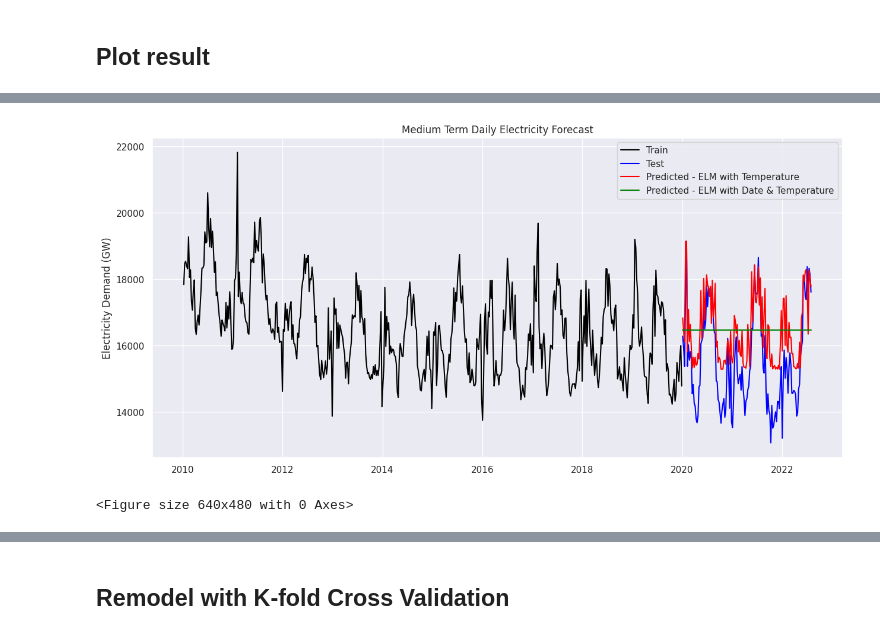
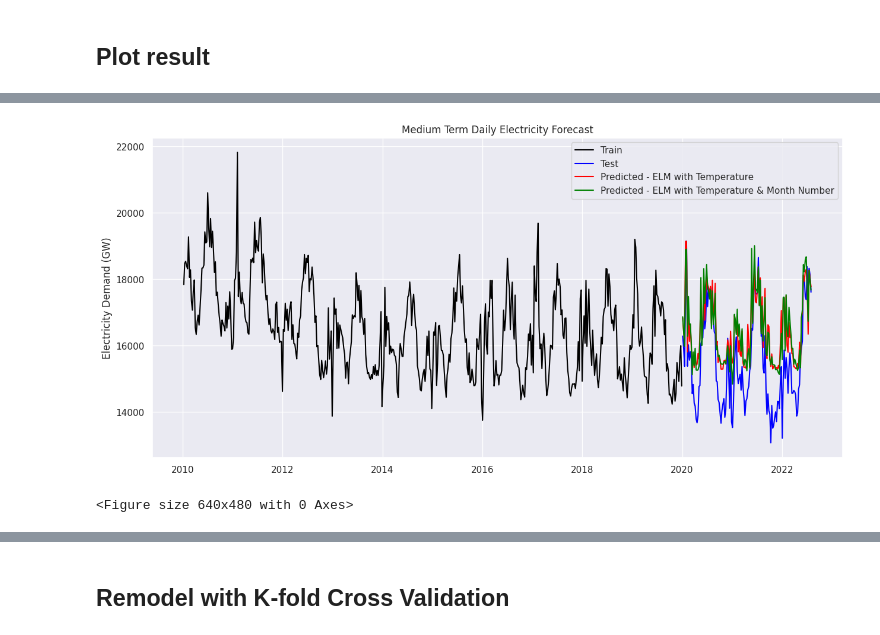
Before and after one commit to DakshiW/project_group_i, a Jupyter notebook: Fiona/unswprojectv10 with charts.ipynb, the cells around one changed output, grey strips where cells are left out. Drawn from its saved outputs; the diff is of its cells as text; code cells hidden in the pictures.

```diff
--- a/Fiona/unswprojectv10 with charts.ipynb
+++ b/Fiona/unswprojectv10 with charts.ipynb
@@ -217,15 +217,18 @@ time: 417 µs (started: 2023-04-11 01:23:24 +00:00)
 # Short term prediction:
 ts_short = df.resample(window_short).agg({'TOTALDEMAND':lambda x:x.sum()/1000,'TEMPERATURE':'median'})
 ts_short['DATE']= ts_short.index.date
+ts_short['Month_Number']= ts_short.index.month
 ts_short = ts_short.iloc[:-1] # remove the last value after resampling to 1D
 
 # Medium term prediction:
 ts_medium = df.resample(window_medium).agg({'TOTALDEMAND':lambda x:x.sum()/1000,'TEMPERATURE':'median'})
 ts_medium['DATE'] = ts_medium.index.date
+ts_medium['Month_Number']= ts_medium.index.month
 ts_medium = ts_medium.iloc[1:-1] # remove the first and last value after resampling to 1W
 
 # Long term prediction:
 ts_long = df.resample(window_long).agg({'TOTALDEMAND':lambda x:x.sum()/1000,'TEMPERATURE':'median'})
 ts_long['DATE'] = ts_long.index.date
+ts_long['Month_Number']= ts_long.index.month
 ts_long = ts_long.iloc[:-1] # remove last value after resampling to 1M
 # %% [output]
@@ -598,8 +601,8 @@ time: 41.5 s (started: 2023-04-11 01:23:33 +00:00)
 # %% [markdown]
 #### Medium-term demand
 # %%
-ts_sarima_medium_train = ts_medium_train.drop(['TEMPERATURE','DATE'], axis=1)
-ts_sarima_medium_test = ts_medium_test.drop(['TEMPERATURE','DATE'], axis=1)
+ts_sarima_medium_train = ts_medium_train.drop(['TEMPERATURE','DATE','Month_Number'], axis=1)
+ts_sarima_medium_test = ts_medium_test.drop(['TEMPERATURE','DATE','Month_Number'], axis=1)
 medium_order = sarima_medium_optimal_order
 medium_seasonal_order = sarima_medium_optimal_seasonal_order
 medium_model = SARIMAX(ts_sarima_medium_train, order = medium_order, seasonal_order= medium_seasonal_order)
@@ -1199,0 +1238,12 @@ time: 81 ms (started: 2023-04-11 01:29:11 +00:00)
+# %%
+%%R -i ts_medium_train -i ts_medium_test
+# fitting elm model using short-term data
+elm_medium_train_x3<-as.matrix(cbind(ts_medium_train[,'TEMPERATURE'],ts_medium_train[,'Month_Number']))
+elm_medium_train_y<-as.matrix(ts_medium_train[,'TOTALDEMAND'])
+elm_medium_test_x3<-as.matrix(cbind(ts_medium_test[,'TEMPERATURE'],ts_medium_test[,'Month_Number']))
+elm_medium_test_y<-as.matrix(ts_medium_test[,'TOTALDEMAND'])
+elm_medium_model3<-elm_train(elm_medium_train_x3,elm_medium_train_y,nhid=50,actfun='sig',init_weights='normal_gaussian')
+# prediction
+elm_medium_predict_y3 = elm_predict(elm_medium_model3,elm_medium_test_x3)
+# results
+data.frame(mae=mean(abs(elm_medium_predict_y3-elm_medium_test_y)),mape=mean(abs(elm_medium_predict_y3-elm_medium_test_y)/elm_medium_test_y), rmse=sqrt(mean((elm_medium_predict_y3-elm_medium_test_y)^2)))
@@ -1262,15 +1334,15 @@ time: 555 ms (started: 2023-04-11 01:37:37 +00:00)
 # %%
 plt.figure(figsize=(15,7))
 plt.plot(ts_sarima_medium_train["TOTALDEMAND"], color = "black", label = "Train")
 plt.plot(ts_sarima_medium_test["TOTALDEMAND"], color = "blue", label = "Test")
 plt.plot(ts_medium_test['DATE'], elm_medium_predict_y2,  color = "red", label = "Predicted - ELM with Temperature")
-plt.plot(ts_medium_test['DATE'], elm_medium_predict_y,  color = "green", label = "Predicted - ELM with Date & Temperature")
+plt.plot(ts_medium_test['DATE'], elm_medium_predict_y3,  color = "green", label = "Predicted - ELM with Temperature & Month Number")
 plt.title("Medium Term Daily Electricity Forecast")
 plt.ylabel("Electricity Demand (GW)")
 plt.legend(loc="best")
 sns.set()
 plt.show()
 plt.clf()
 # %% [output]
-[figure, old version]
+[figure, new version]
 <Figure size 640x480 with 0 Axes>
```
Also changed, not shown: parts of 95 cells of this notebook.
